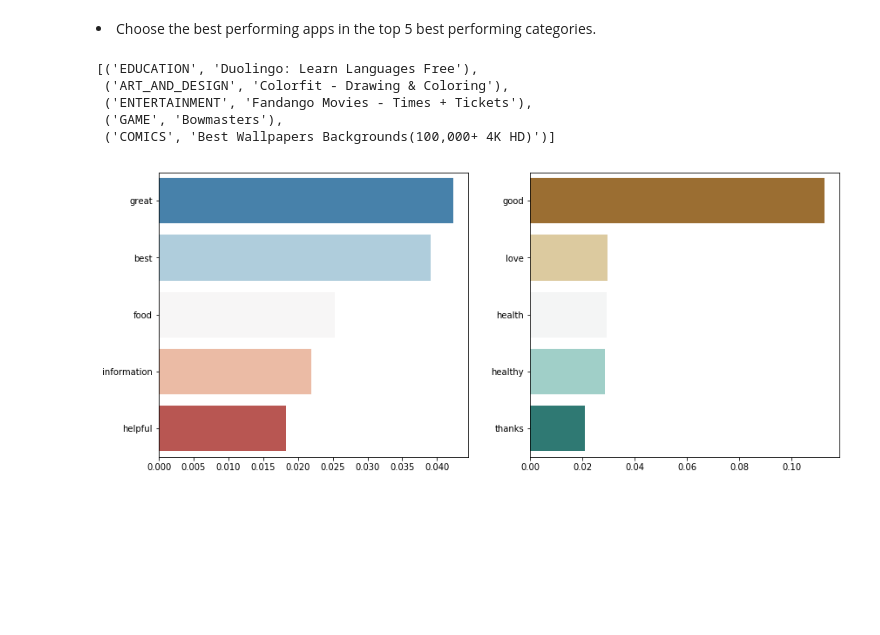
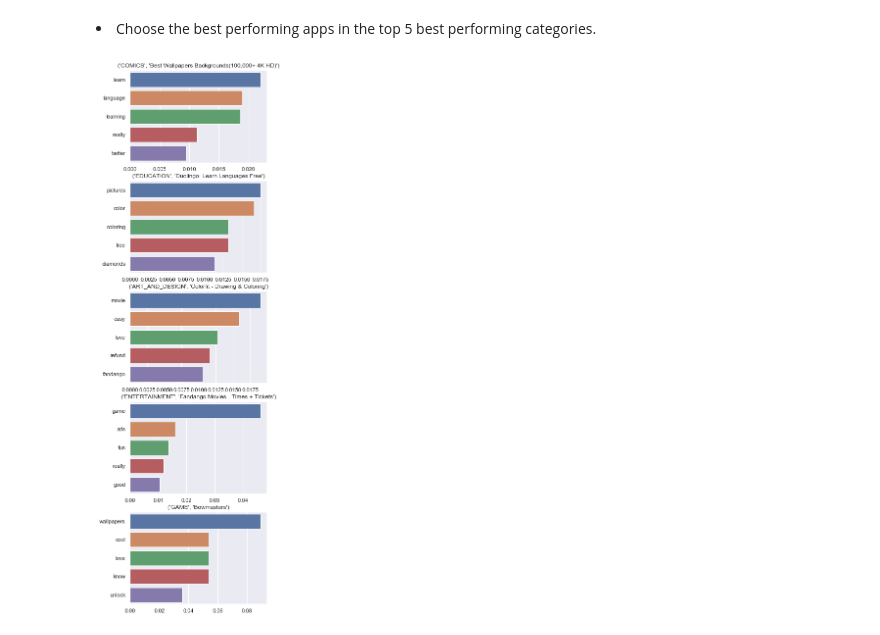
Before and after one commit to sherylwithans/potential-waddle, a Jupyter notebook: Review analysis.ipynb, the cells around one changed output. Drawn from its saved outputs; the diff is of its cells as text; code cells hidden in the pictures; blank space fills up the shorter version.

```diff
--- a/Review analysis.ipynb
+++ b/Review analysis.ipynb
@@ -329,11 +289,3 @@ for i in category_list:
     x = df_2[df_2['Category']==i].sort_values(by = ['Rating'], ascending = False)
     r = np.array(x[0:1]).tolist()
     app_list.append((i,r[0][0]))
-# %%
-app_list
-# %% [output]
-[('EDUCATION', 'Duolingo: Learn Languages Free'),
- ('ART_AND_DESIGN', 'Colorfit - Drawing & Coloring'),
- ('ENTERTAINMENT', 'Fandango Movies - Times + Tickets'),
- ('GAME', 'Bowmasters'),
- ('COMICS', 'Best Wallpapers Backgrounds(100,000+ 4K HD)')]
@@ -343,42 +291,0 @@ df_new.reset_index(inplace =True)
-# %%
-f,ax = plt.subplots(1,5,figsize = (14,6))
-# ax1,ax2,ax3,ax4,ax5 = ax.flatten()
-# ax1.set_title(app_list[0])
-# ax2.set_title(app_list[1])
-# ax3.set_title(app_list[2])
-# ax4.set_title(app_list[3])
-# ax5.set_title(app_list[4])
-
-for i in range(5):
-
-sns.barplot(label,value,palette='RdBu_r', ax=ax1)
-
-# label = []
-# value = []
-# for i,k in tp[1][0]:
-#     label.append(i)
-#     value.append(k)
-# sns.barplot(label,value,palette='RdBu_r', ax= ax2);
-
-# label = []
-# value = []
-# for i,k in tp[0][0]:
-#     label.append(i)
-#     value.append(k)
-# sns.barplot(label,value,palette='RdBu_r', ax=ax1)
-
-# label = []
-# value = []
-# for i,k in tp[0][0]:
-#     label.append(i)
-#     value.append(k)
-# sns.barplot(label,value,palette='RdBu_r', ax=ax1)
-
-# label = []
-# value = []
-# for i,k in tp[0][0]:
-#     label.append(i)
-#     value.append(k)
-# sns.barplot(label,value,palette='RdBu_r', ax=ax1)
-# %% [output]
-[figure, removed]
@@ -384,0 +314,14 @@ sns.barplot(label,value,palette='RdBu_r', ax=ax1)
+# %%
+f,ax = plt.subplots(5,1,figsize = (5,20))
+
+for i in range(5):
+# sns.barplot(label,value,palette='RdBu_r', ax=ax1)
+    ax[i].set_title(app_list[i-1])
+    label = []
+    value = []
+    for j,k in results[i][0][0]:
+        label.append(j)
+        value.append(k)
+    sns.barplot(label,value, ax= ax[i]);
+# %% [output]
+[figure, added]
```
Also changed, not shown: parts of 11 cells of this notebook.
